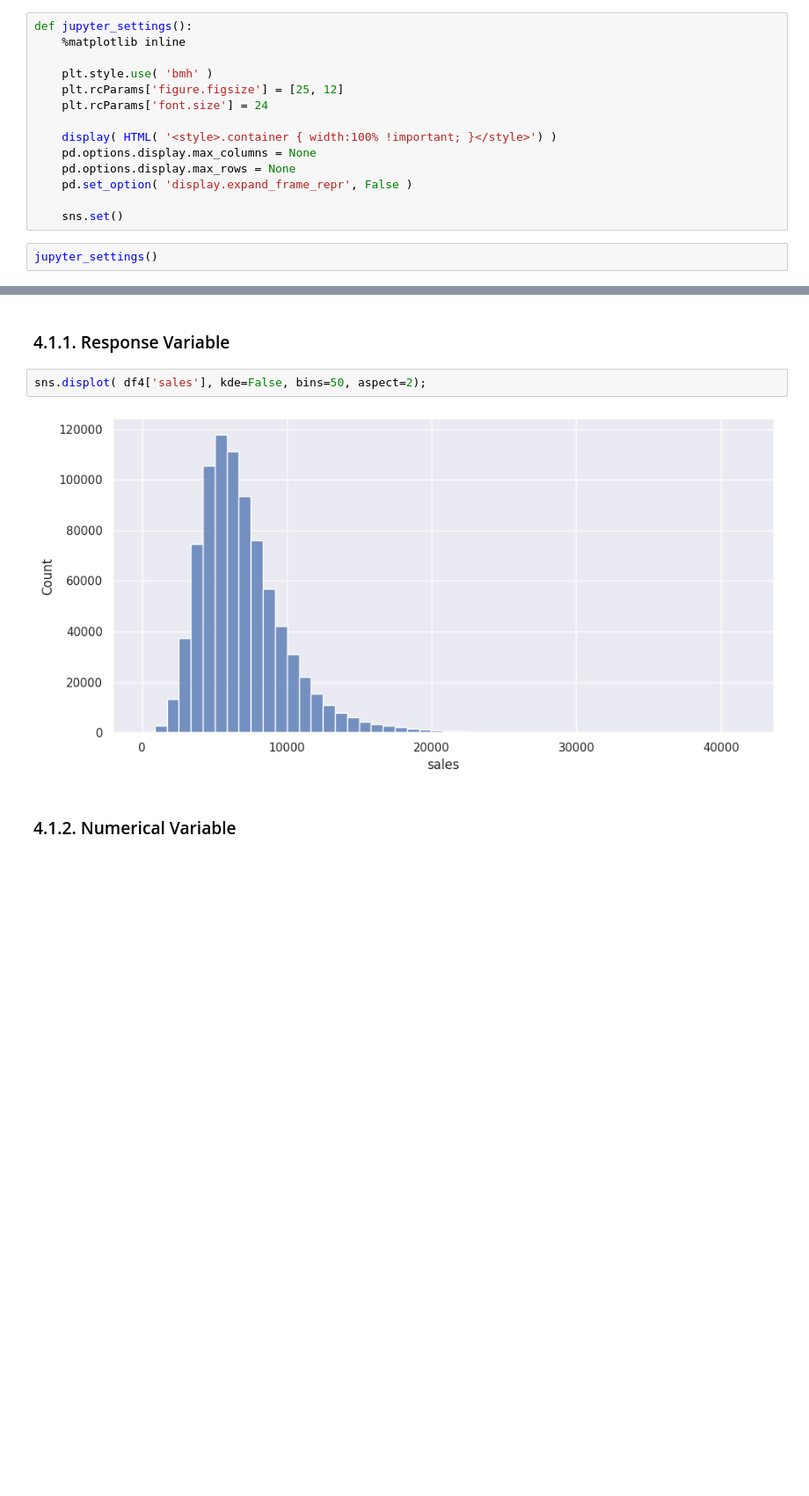
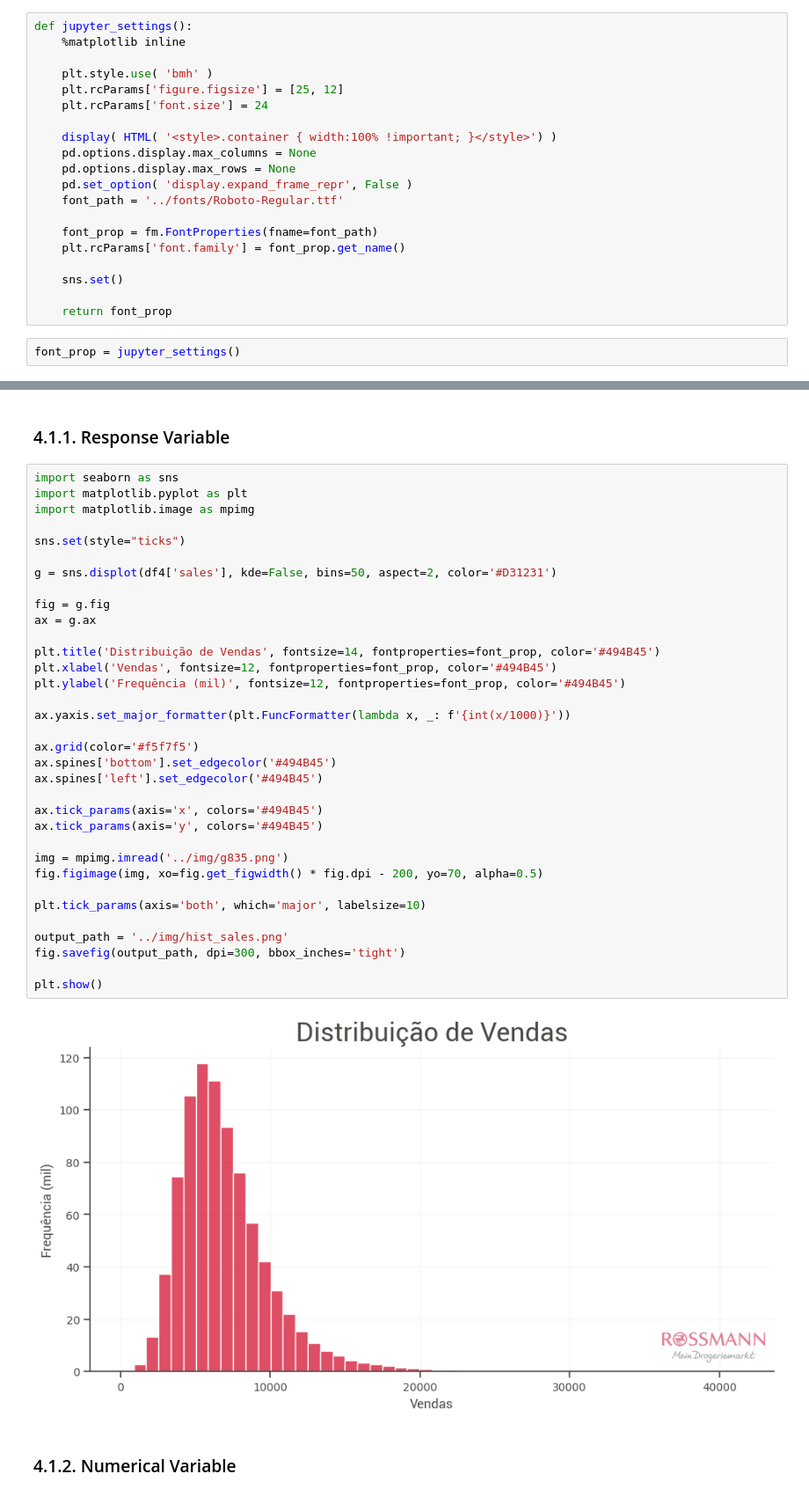
Before and after one commit to oarthurcarvalho/rossmann-predict-sales, a Jupyter notebook: notebook/rossmann_store_sales_prediction.ipynb, the cells around one changed output, grey strips where cells are left out. Shown at 88% size. Cells and saved outputs as stored; diff of their text form; blank space fills up the shorter version.

```diff
--- a/notebook/rossmann_store_sales_prediction.ipynb
+++ b/notebook/rossmann_store_sales_prediction.ipynb
@@ -116,10 +117,16 @@ def jupyter_settings():
     pd.options.display.max_columns = None
     pd.options.display.max_rows = None
     pd.set_option( 'display.expand_frame_repr', False )
+    font_path = '../fonts/Roboto-Regular.ttf'
+
+    font_prop = fm.FontProperties(fname=font_path)
+    plt.rcParams['font.family'] = font_prop.get_name()
 
     sns.set()
+
+    return font_prop
 # %%
-jupyter_settings()
+font_prop = jupyter_settings()
 # %% [markdown]
 ## 0.2. Loading data
 # %%
@@ -600,9 +624,41 @@ del df2
 # %% [markdown]
 ### 4.1.1. Response Variable
 # %%
-sns.displot( df4['sales'], kde=False, bins=50, aspect=2);
+import seaborn as sns
+import matplotlib.pyplot as plt
+import matplotlib.image as mpimg
+
+sns.set(style="ticks")
+
+g = sns.displot(df4['sales'], kde=False, bins=50, aspect=2, color='#D31231')
+
+fig = g.fig
+ax = g.ax
+
+plt.title('Distribuição de Vendas', fontsize=14, fontproperties=font_prop, color='#494B45')
+plt.xlabel('Vendas', fontsize=12, fontproperties=font_prop, color='#494B45')
+plt.ylabel('Frequência (mil)', fontsize=12, fontproperties=font_prop, color='#494B45')
+
+ax.yaxis.set_major_formatter(plt.FuncFormatter(lambda x, _: f'{int(x/1000)}'))
+
+ax.grid(color='#f5f7f5')
+ax.spines['bottom'].set_edgecolor('#494B45')
+ax.spines['left'].set_edgecolor('#494B45')
+
+ax.tick_params(axis='x', colors='#494B45')
+ax.tick_params(axis='y', colors='#494B45')
+
+img = mpimg.imread('../img/g835.png')
+fig.figimage(img, xo=fig.get_figwidth() * fig.dpi - 200, yo=70, alpha=0.5)
+
+plt.tick_params(axis='both', which='major', labelsize=10)
+
+output_path = '../img/hist_sales.png'
+fig.savefig(output_path, dpi=300, bbox_inches='tight')
+
+plt.show()
 # %% [output]
-[figure, old version]
+[figure, new version]
 # %% [markdown]
 ### 4.1.2. Numerical Variable
 # %%
```
Also changed, not shown: parts of 31 cells of this notebook, 1 other file.
